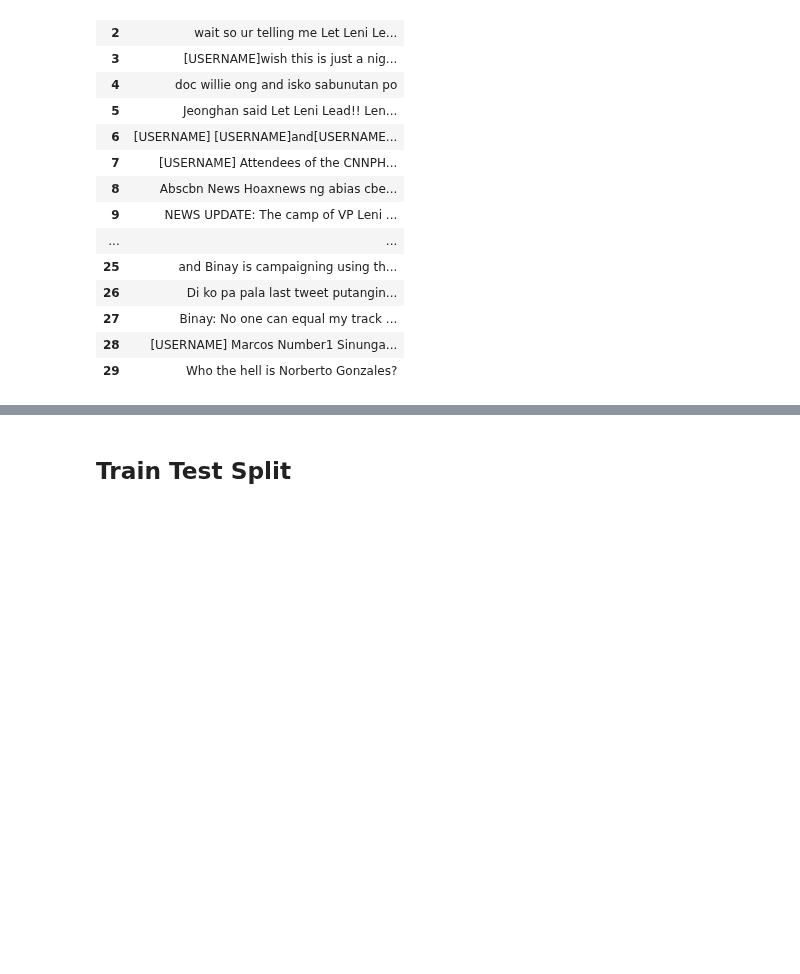
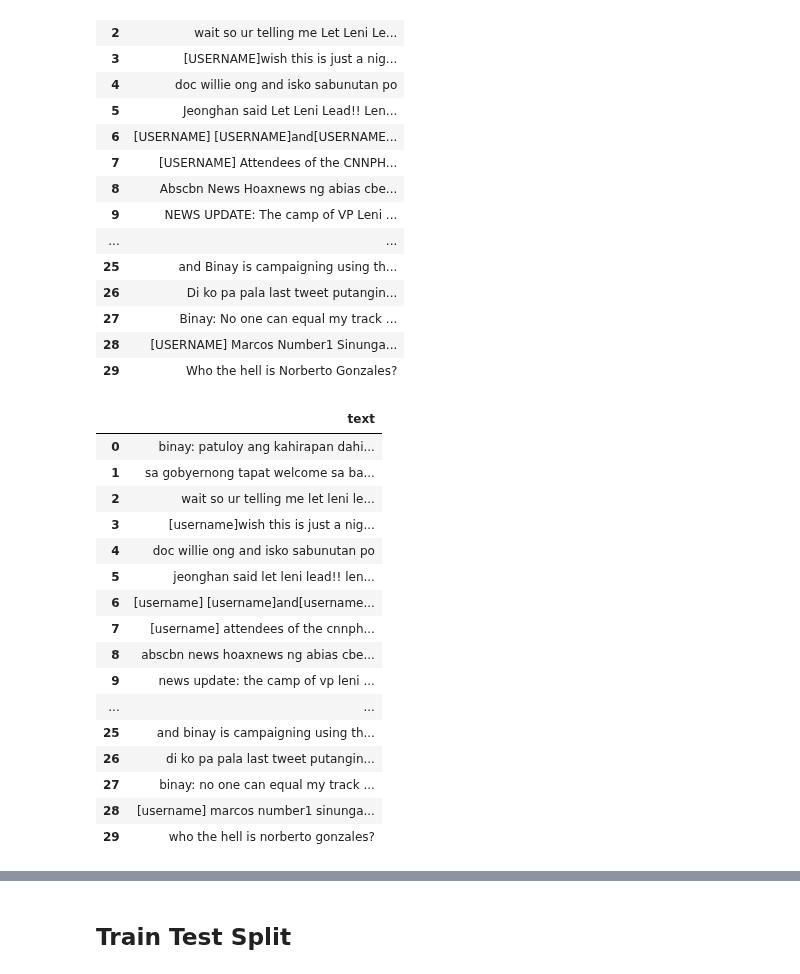
Before and after one commit to NateCross/tag-hate-elf, a Jupyter notebook: bayes_train.ipynb, the cells around one changed output, grey strips where cells are left out. Drawn from its saved outputs; the diff is of its cells as text; code cells hidden in the pictures; blank space fills up the shorter version.

```diff
--- a/bayes_train.ipynb
+++ b/bayes_train.ipynb
@@ -222,8 +215,23 @@ pd.DataFrame(dataset['text'][:30])
 # %%
 if LOWERCASE_TEXT:
   dataset['text'] = data_to_lower(dataset['text'])
-if REMOVE_PUNCTUATION:
-  dataset['text'] = data_remove_punctuation(dataset['text'])
-if REMOVE_STOPWORDS:
-  dataset['text'] = data_remove_stopwords(dataset['text'])
+pd.DataFrame(dataset['text'][:30])
+# %% [output]
+|  | text |
+| 0 | binay: patuloy ang kahirapan dahi... |
+| 1 | sa gobyernong tapat welcome sa ba... |
+| 2 | wait so ur telling me let leni le... |
+| 3 | [username]wish this is just a nig... |
+| 4 | doc willie ong and isko sabunutan po |
+| 5 | jeonghan said let leni lead!! len... |
+| 6 | [username] [username]and[username... |
+| 7 | [username] attendees of the cnnph... |
+| 8 | abscbn news hoaxnews ng abias cbe... |
+| 9 | news update: the camp of vp leni ... |
+| ... | ... |
+| 25 | and binay is campaigning using th... |
+| 26 | di ko pa pala last tweet putangin... |
+| 27 | binay: no one can equal my track ... |
+| 28 | [username] marcos number1 sinunga... |
+| 29 | who the hell is norberto gonzales? |
 # %%
```
Also changed, not shown: parts of 14 cells of this notebook.
